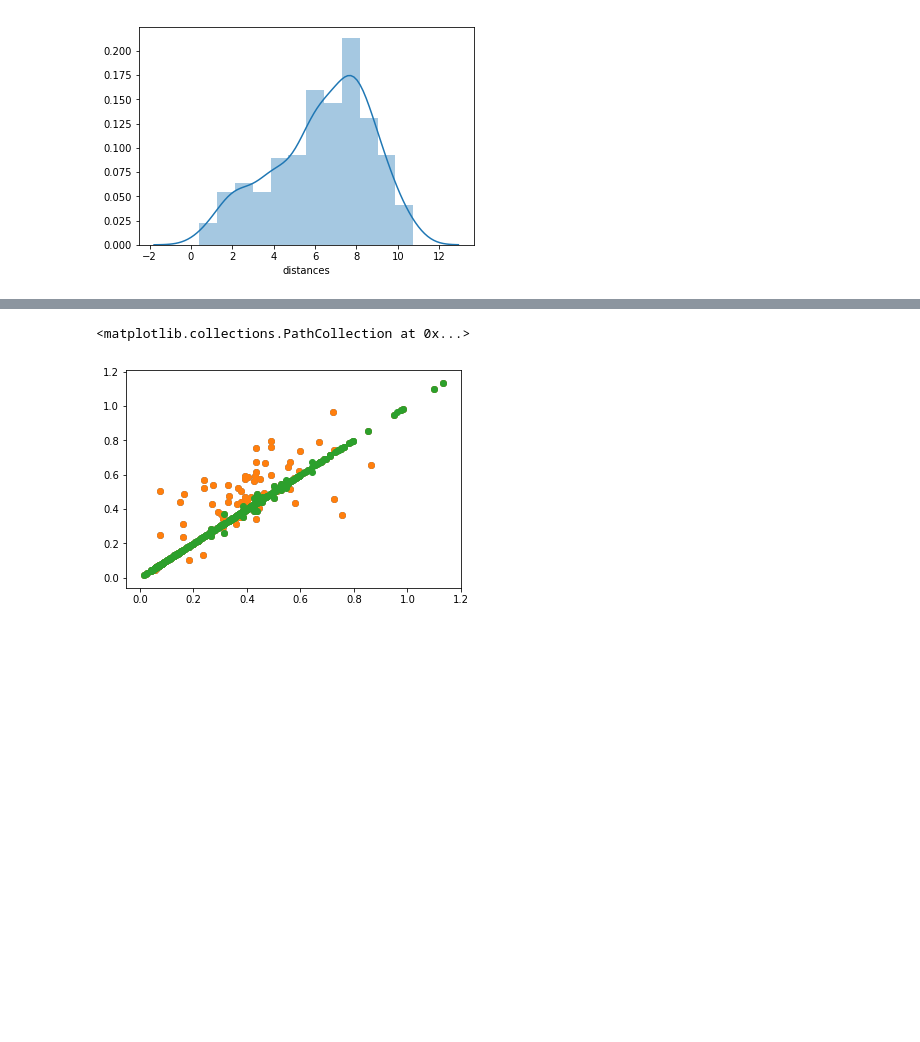
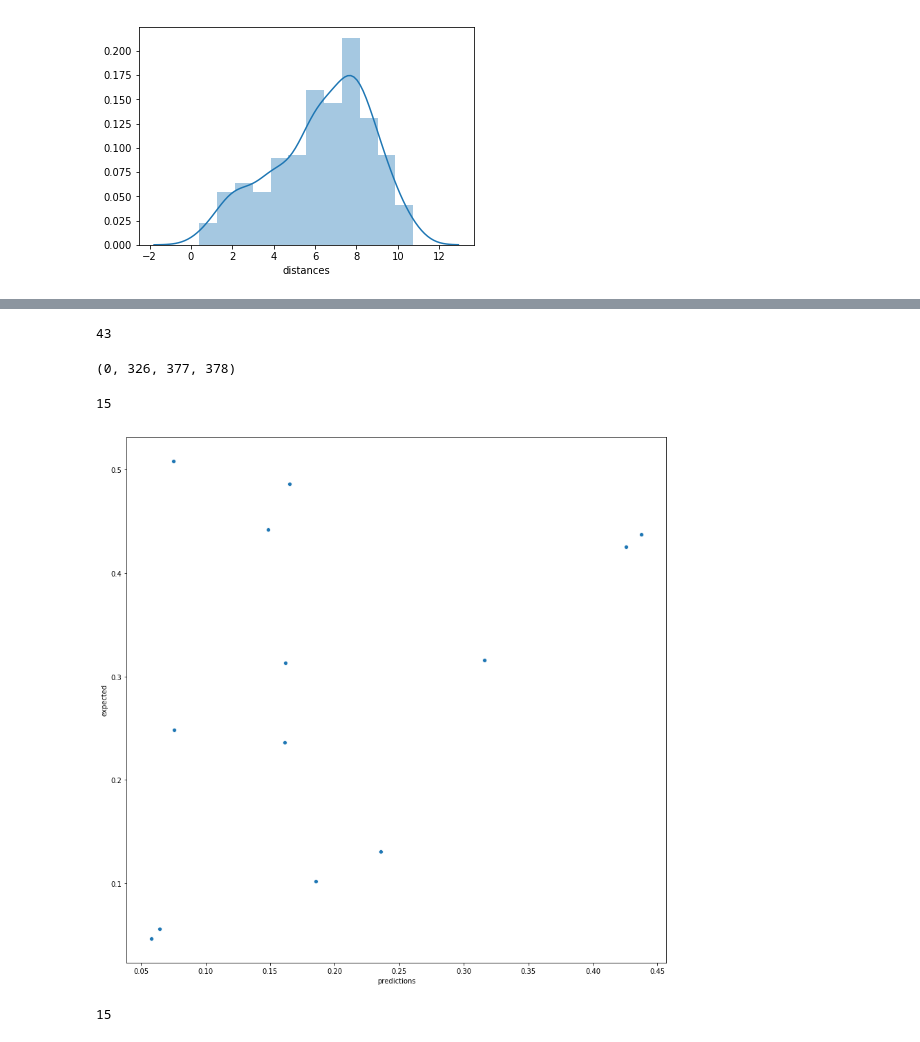
Before and after one commit to pacificclimate/climpyrical, a Jupyter notebook: notebooks/dev/nrc-knn.ipynb, the cells around one changed output, grey strips where cells are left out. Cells and saved outputs as stored; diff of their text form; code cells hidden in the pictures; blank space fills up the shorter version.

Commit message:
Tracks down locations of weird stations

```diff
--- a/notebooks/dev/nrc-knn.ipynb
+++ b/notebooks/dev/nrc-knn.ipynb
@@ -67,10 +66,12 @@ ds = regrid_ensemble(dsold, dv, NNN)
 # %%
 shape = ds[dv].values[0, ...].shape
 # %%
-mask = read_data('/home/nannau/temp/climpyrical/climpyrical_master/climpyrical/climpyrical/tests/data/land_mask_CanRCM4_sftlf.nc', design_value_name='sftlf', keys={'rlat',
+mask = read_data('/home/nannau/climpyrical/climpyrical/tests/data/land_mask_CanRCM4_sftlf.nc', design_value_name='sftlf', keys={'rlat',
 'rlon'})
 dvmask = 'sftlf'
 # mask
+mask = mask.squeeze('time')
+mask = mask.drop('time')
 mask = regrid_ensemble(mask, 'sftlf', NNN, keys={'rlat', 'rlon'})
 mask = mask[dvmask].values >= 1.0
 plt.imshow(mask, origin='lower')
@@ -198,15 +243,20 @@ KNeighborsRegressor(algorithm='auto', leaf_size=30, metric='minkowski',
 # %%
+%%time
 warnings.filterwarnings('ignore')
 predlist = []
 predfull = []
 params_fit = []
+parameters = {'n_neighbors': range(2, 50)}
+
+model = KNeighborsRegressor(weights='distance')
+clf = GridSearchCV(model, parameters, cv=10)
+
 for i in range(35):
-    print(i)
-    parameters = {'n_neighbors': range(2, 50)}
+    clf = GridSearchCV(model, parameters, cv=10)
     model = KNeighborsRegressor(weights='distance')
-    clf = GridSearchCV(model, parameters, cv=10)
     clf.fit(X, ratio[i, ...])
     predlist.append(clf.predict(X))
     predfull.append(clf.predict(Xf))
+#     print(clf.score(X, ratio[i, ...]))
     params_fit.append(clf.best_params_)
 # %% [output]
@@ -230,23 +265,48 @@ for i in range(35):
+# %%
+78-35
+# %% [output]
+43
 # %%
 preds = np.array(predlist)
 preds = preds*model_arr
 predsfull = np.array(predfull)*ds[dv].values[:, final_mask]
+
+np.isin(model_arr, ds[dv].values)
+
+preds.shape, predsfull.shape
+
+np.sum(np.isnan(ratio[0, :])), np.sum(np.isin(preds[0, :], predsfull[0, :])), np.sum(np.isin(rlon[rlat_nearest_index, rlon_nearest_index], rlon[final_mask])), preds[0,:].size
+# %% [output]
+(0, 326, 377, 378)
-# %%
-S = ds[dv].values.copy()
-S[:, final_mask] = predsfull
-# S[:, rlat_nearest_index, rlon_nearest_index] = preds
-
-plt.scatter(find_nearest_index_value(
-    ds.rlon.values,
-    ds.rlat.values,
-    rlon_nearest_index,
-    rlat_nearest_index,
-    S[0, ...].copy(),
-    final_mask,
-    ds
-), df[station_dv])
-plt.scatter(S[0, rlat_nearest_index, rlon_nearest_index], df[station_dv])
-plt.scatter(preds[0, ...], df[station_dv])
-# %% [output]
-<matplotlib.collections.PathCollection at 0x...>
-[figure, removed]
+# %%
+S = ds[dv].values.copy()
+
+S[:, final_mask] = predsfull
+# S[:, ~final_mask] = np.nan
+
+# S[:, final_mask] = predfull
+
+# S[:, rlat_nearest_index, rlon_nearest_index] = preds
+# for i in range(35):
+#       plt.scatteRr
+plt.figure(figsize=(14, 14))
+# plt.scatter(S[0, rlat_nearest_index, rlon_nearest_index], preds[0, :])
+#     plt.scatter(S[i, final_mask], ds[dv].values[i, final_mask], s=0.2)
+#     plt.scatter(preds[i, :]*model_arr[i, :], ratio[i, :]*model_arr[i, :], s=0.2)
+#     plt.scatter(S[i, rlat_nearest_index, rlon_nearest_index], ratio[i, :], s=0.2)
+
+#     plt.scatter(S[i, rlat_nearest_index, rlon_nearest_index], df[station_dv])
+plt.xlabel('predictions')
+plt.ylabel('expected')
+
+weird = ~np.isclose(S[0, rlat_nearest_index, rlon_nearest_index]/df[station_dv], 1.0, atol=0.1)
+sns.scatterplot(S[0, rlat_nearest_index, rlon_nearest_index][weird], preds[0, weird])
+np.sum(~weird), weird.size, np.sum(weird)
+S[0, rlat_nearest_index, rlon_nearest_index][weird].size
+# %% [output]
+15
+[figure, added]
+# %%
+np.sum(weird)
+# %% [output]
+15
```
Also changed, not shown: parts of 15 cells of this notebook.
